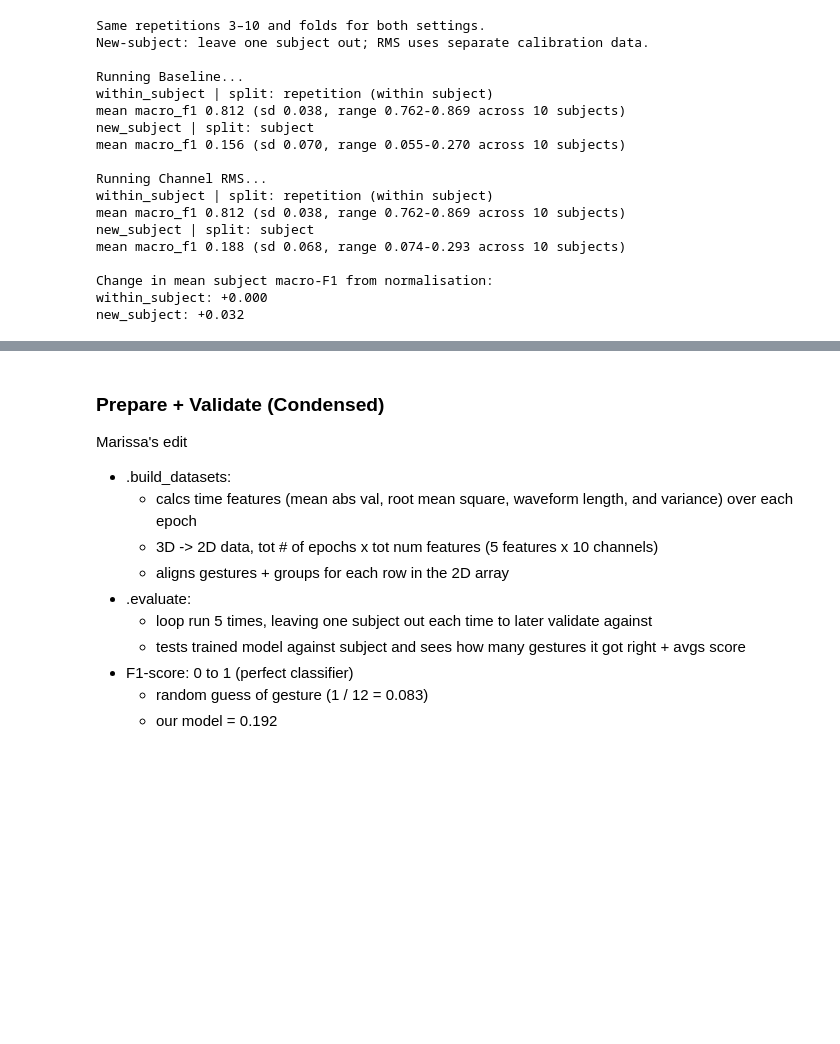
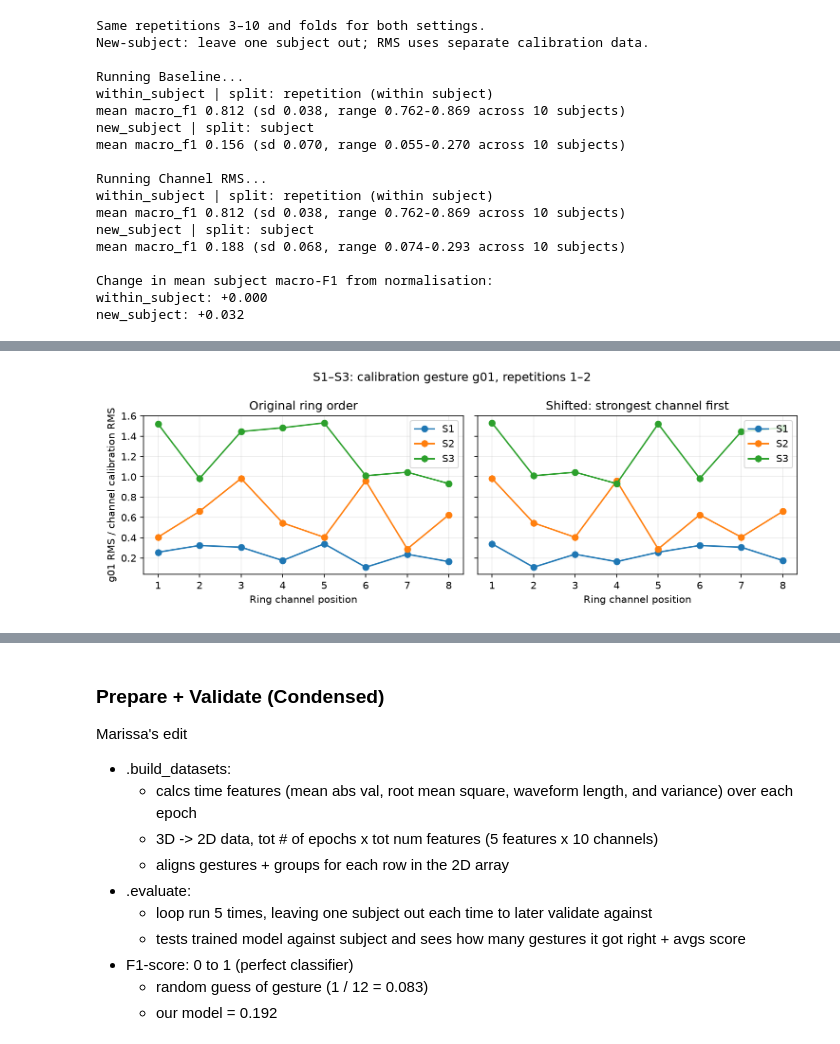
Before and after one commit to farhad-abtahi/CM2013, a Jupyter notebook: notebooks/track_emg_ninapro.ipynb, the cells around one changed output, grey strips where cells are left out. Cells and saved outputs as stored; diff of their text form; code cells hidden in the pictures; blank space fills up the shorter version.

```diff
--- a/notebooks/track_emg_ninapro.ipynb
+++ b/notebooks/track_emg_ninapro.ipynb
@@ -791,0 +856,17 @@ Full results are in `RESULTS.md`. To rerun, run setup and data loading, then thi
+# %%
+spatial_recs = []
+if USE_REAL:
+    spatial_groups = {f"S{s}" for s in range(1, 11)}
+    spatial_source = [rec for rec in recs if rec.group in spatial_groups]
+    assert len(spatial_source) == 10
+    assert {rec.group for rec in spatial_source} == spatial_groups
+    assert all(rec.epochs["emg"].shape[1:] == (20, 10) for rec in spatial_source)
+    spatial_recs = prepare_channel_order(spatial_source)
+    assert all(not np.isin(rec.meta["rep"], [1, 2]).any() for rec in spatial_recs)
+    print("S1–S10 | E1 | calibration: reps 1–2 | train/score: reps 3–10")
+    print("Scoring windows:", sum(len(rec.labels) for rec in spatial_recs))
+    for rec in sorted(spatial_recs, key=lambda rec: int(rec.group[1:])):
+        strongest = -rec.meta["ring_shift"] + 1
+        print(f"{rec.group}: original ring channel {strongest} becomes aligned channel 1")
+else:
+    print("Set USE_REAL = True and run the data-loading cell first.")
@@ -791,0 +886,29 @@ Full results are in `RESULTS.md`. To rerun, run setup and data loading, then thi
+# %%
+from pathlib import Path
+
+if spatial_recs:
+    fig, axes = plt.subplots(1, 2, figsize=(10, 3.5), sharey=True)
+    for subject in ["S1", "S2", "S3"]:
+        rec = [rec for rec in spatial_recs if rec.group == subject][0]
+        profile = rec.meta["anchor_profile"]
+        aligned = np.roll(profile, rec.meta["ring_shift"])
+        axes[0].plot(range(1, 9), profile, marker="o", label=subject)
+        axes[1].plot(range(1, 9), aligned, marker="o", label=subject)
+
+    axes[0].set_title("Original ring order")
+    axes[1].set_title("Shifted: strongest channel first")
+    axes[0].set_ylabel("g01 RMS / channel calibration RMS")
+    for ax in axes:
+        ax.set_xlabel("Ring channel position")
+        ax.set_xticks(range(1, 9))
+        ax.grid(alpha=0.25)
+        ax.legend()
+    fig.suptitle("S1–S3: calibration gesture g01, repetitions 1–2")
+    fig.tight_layout()
+    project_dir = Path("..") if Path("../tracks").is_dir() else Path(".")
+    figure_dir = project_dir / "outputs" / "emg_inspection"
+    figure_dir.mkdir(parents=True, exist_ok=True)
+    fig.savefig(figure_dir / "channel_alignment.png", dpi=150)
+    plt.show()
+# %% [output]
+[figure, added]
```
Also changed, not shown: parts of 21 cells of this notebook, 10 other files.
